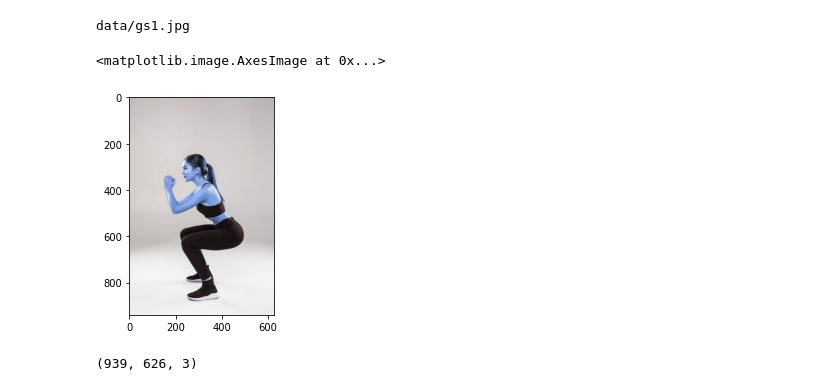
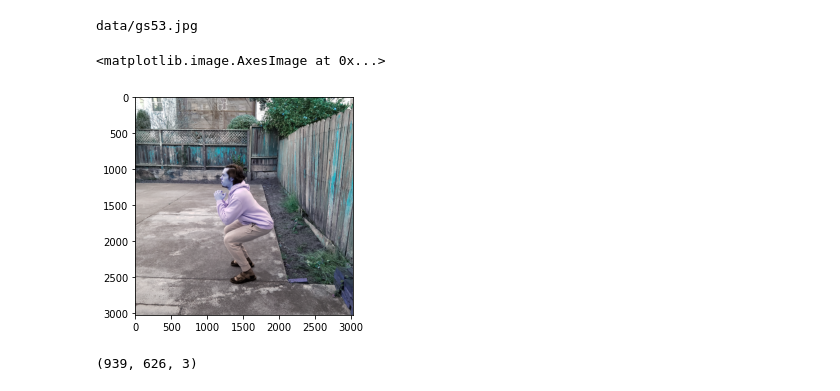
Before and after one commit to augutierrez/MLFitness, a Jupyter notebook: MLF.ipynb, the cells around one changed output. Cells and saved outputs as stored; diff of their text form; code cells hidden in the pictures.

```diff
--- a/MLF.ipynb
+++ b/MLF.ipynb
@@ -1,25 +1,25 @@
 # %%
 import collections
 import time
 
 import cv2
 import numpy as np
 import matplotlib.pyplot as plt
 
 protoFile = "openpose-master/models/pose/mpi/pose_deploy_linevec.prototxt"
 weightsFile = "openpose-master/models/pose/mpi/pose_iter_160000.caffemodel"
 nPoints = 15
 POSE_PAIRS = [[0, 1], [1, 2], [2, 3], [3, 4], [1, 5], [5, 6], [6, 7], [1, 14], [14, 8], [8, 9], [9, 10],
               [14, 11], [11, 12], [12, 13]]
 
-userImageInput = "data/gs1.jpg"
+userImageInput = "data/gs53.jpg"
 print(userImageInput)
 
 plt.imshow(cv2.imread(userImageInput))
 # %% [output]
-data/gs1.jpg
+data/gs53.jpg
 <matplotlib.image.AxesImage at 0x...>
-[figure, old version]
+[figure, new version]
 # %%
 img = "images/White.jpg"
 
```
Also changed, not shown: parts of 1 cell of this notebook, 1 other file.
